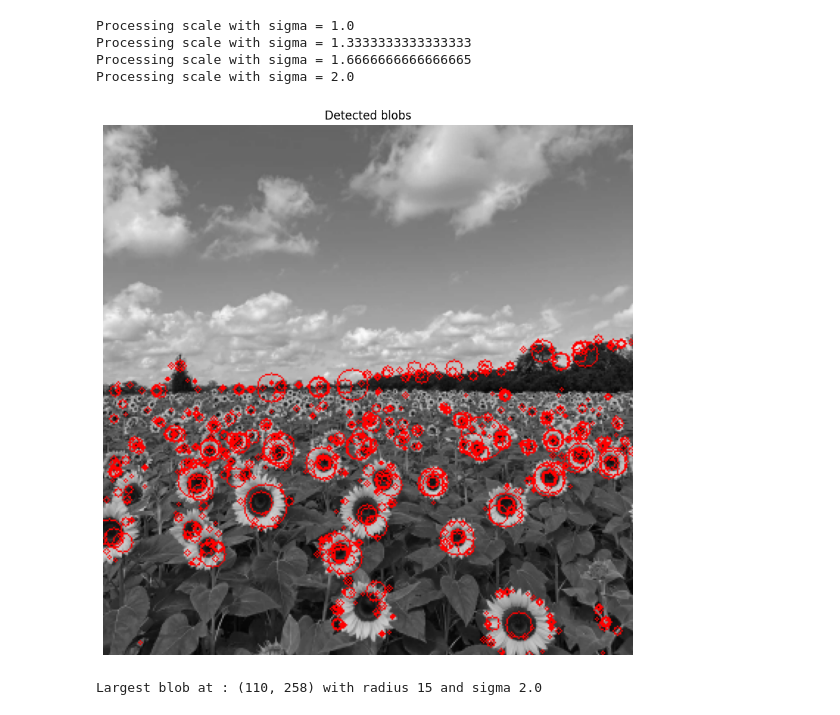
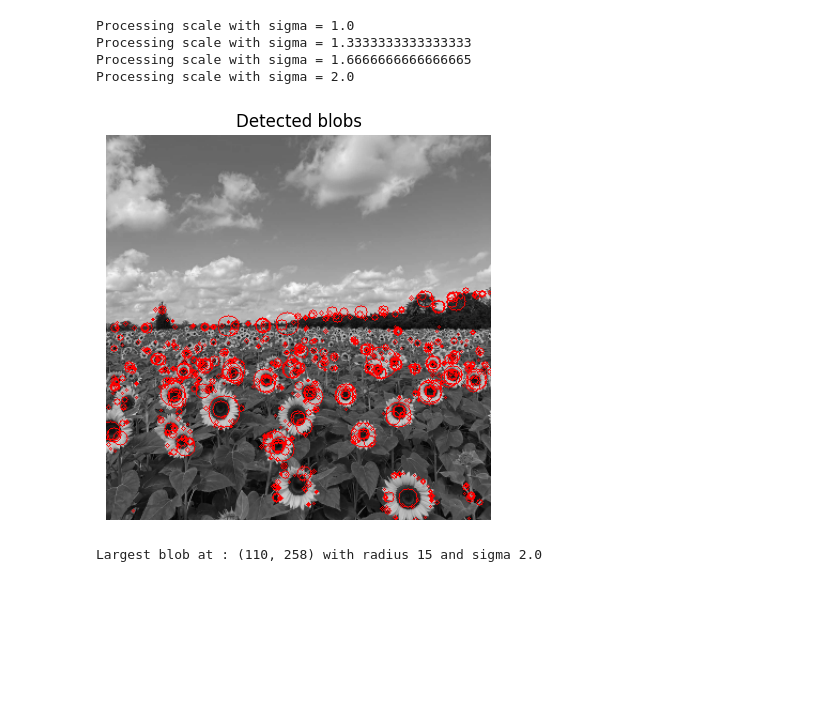
Before and after one commit to deshanudara144-ui/EN3160-Assignment-2, a Jupyter notebook: 230130E_A02.ipynb, the cells around one changed output. Drawn from its saved outputs; the diff is of its cells as text; code cells hidden in the pictures; blank space fills up the shorter version.

```diff
--- a/230130E_A02.ipynb
+++ b/230130E_A02.ipynb
@@ -59,18 +59,18 @@ Processing scale with sigma = 2.0
 # %%
 # Draw all detected circles with the specified line thickness
 output = cv.cvtColor(gray, cv.COLOR_GRAY2BGR)
 for blob in blob_responses:
     center, radius, _ = blob
     cv.circle(output, center, radius, (0, 0, 255), 1)
 
 # Display the grayscale image with detected circles
-plt.figure(figsize=(10, 10))
+plt.figure(figsize=(5, 5))
 plt.imshow(cv.cvtColor(output, cv.COLOR_BGR2RGB), cmap='gray')
 plt.axis('off')
 plt.title('Detected blobs')
 plt.show()
 # %% [output]
-[figure, old version]
+[figure, new version]
 # %%
 # Get largest circle
 blobs_sorted = sorted(blob_responses, key=lambda x: x[1], reverse=True)
```
Also changed, not shown: parts of 6 cells of this notebook, 1 other file.
